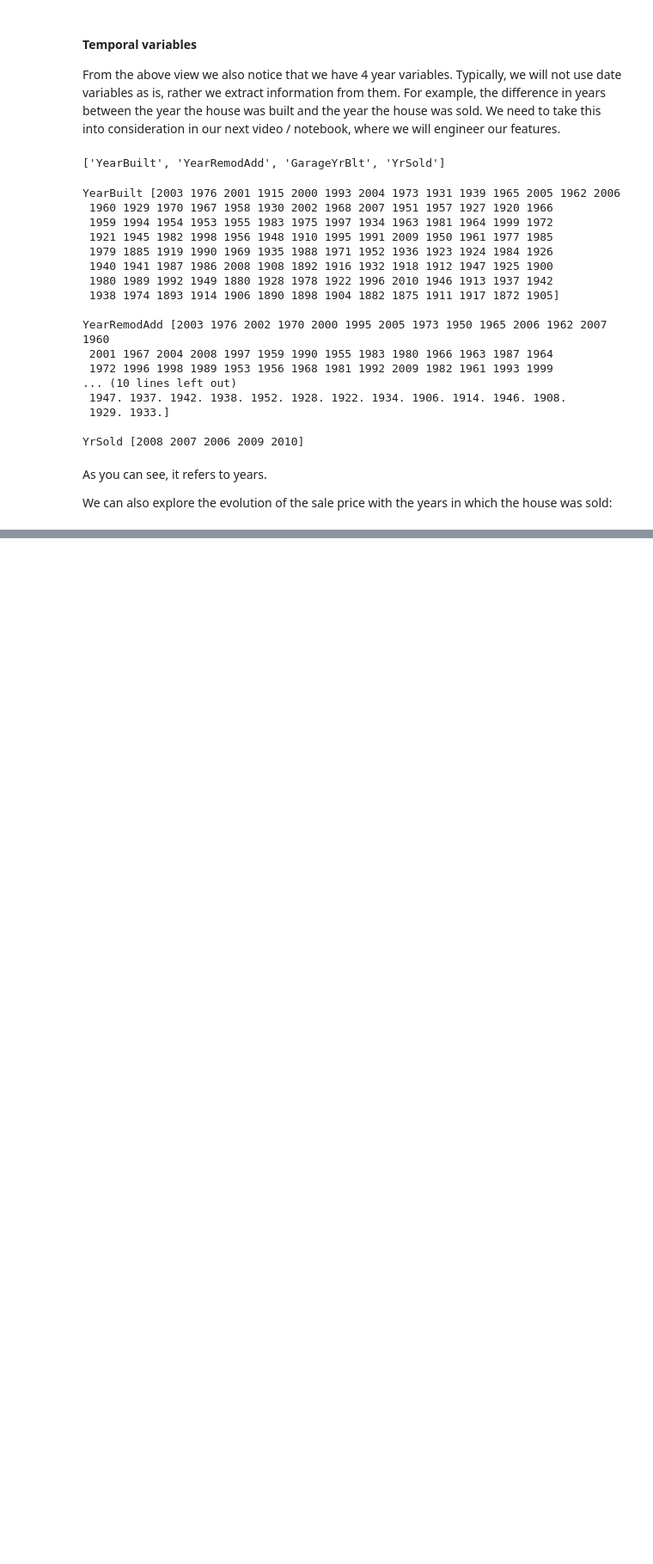
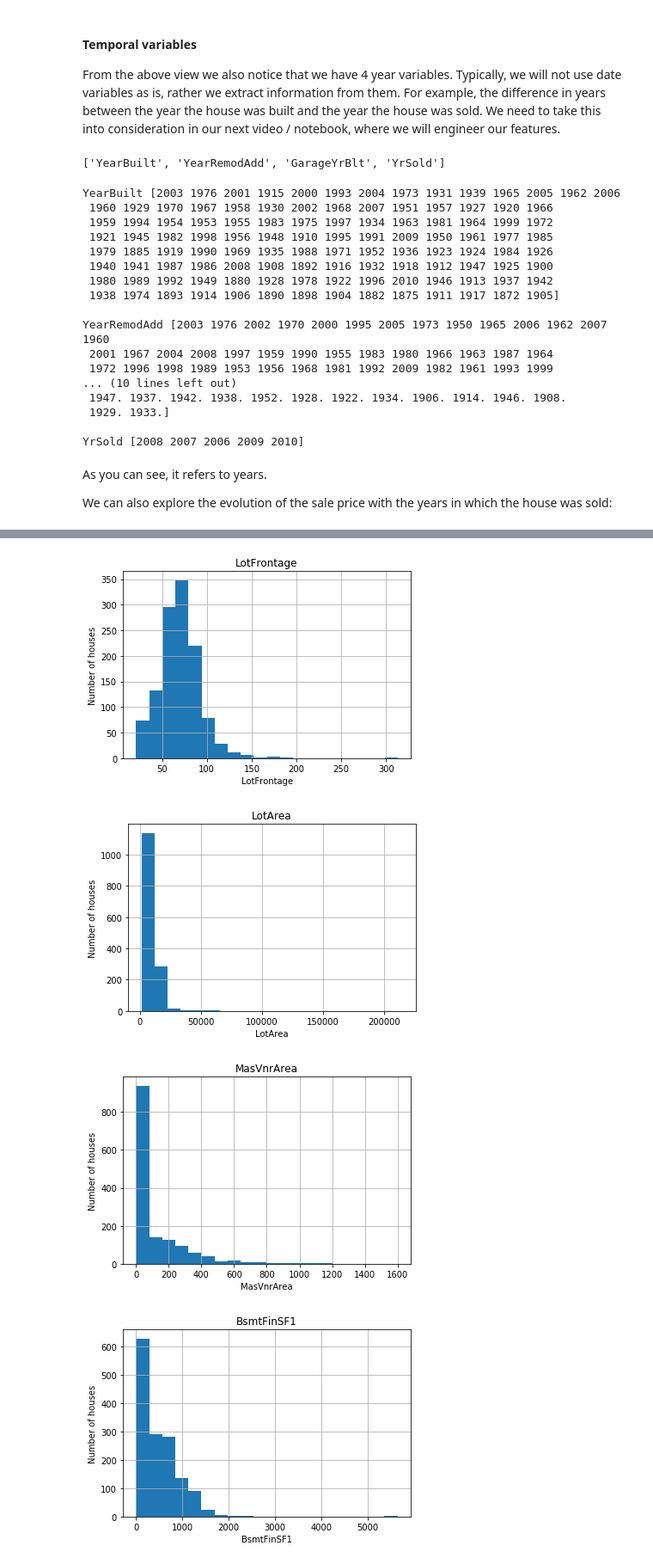
Before and after one commit to prtk1306/ML_Pipeline_Model_Deployment, a Jupyter notebook: ML_Pipeline_Step1_DataAnalysis.ipynb, the cells around one changed output, grey strips where cells are left out. Shown at 86% size. Saved outputs shown, nothing was run; the diff lists cells and outputs as text; code cells hidden in the pictures; blank space fills up the shorter version.

```diff
--- a/ML_Pipeline_Step1_DataAnalysis.ipynb
+++ b/ML_Pipeline_Step1_DataAnalysis.ipynb
@@ -217,0 +313,9 @@ We can also explore the evolution of the sale price with the years in which the
+# %%
+#list of cont variables
+cont_vars = [var for var in num_vars if var not in dist_vars + years_vars + ['Id']]
+
+#Number of continuous variables
+print('Number of continuous variables: ', len(cont_vars))
+
+#visualize continuous variable
+data[cont_vars].head()
@@ -217,0 +330,17 @@ We can also explore the evolution of the sale price with the years in which the
+# %%
+#lets analyze the distribution of these continuous variables
+def analyze_continuous(df, var):
+    df = df.copy()
+    df[var].hist(bins=20)
+    plt.ylabel('Number of houses')
+    plt.xlabel(var)
+    plt.title(var)
+    plt.show()
+
+for var in cont_vars:
+    analyze_continuous(data, var)
+# %% [output]
+[figure, added]
+[figure, added]
+[figure, added]
+[figure, added]
```
Also changed, not shown: parts of 29 cells of this notebook.
